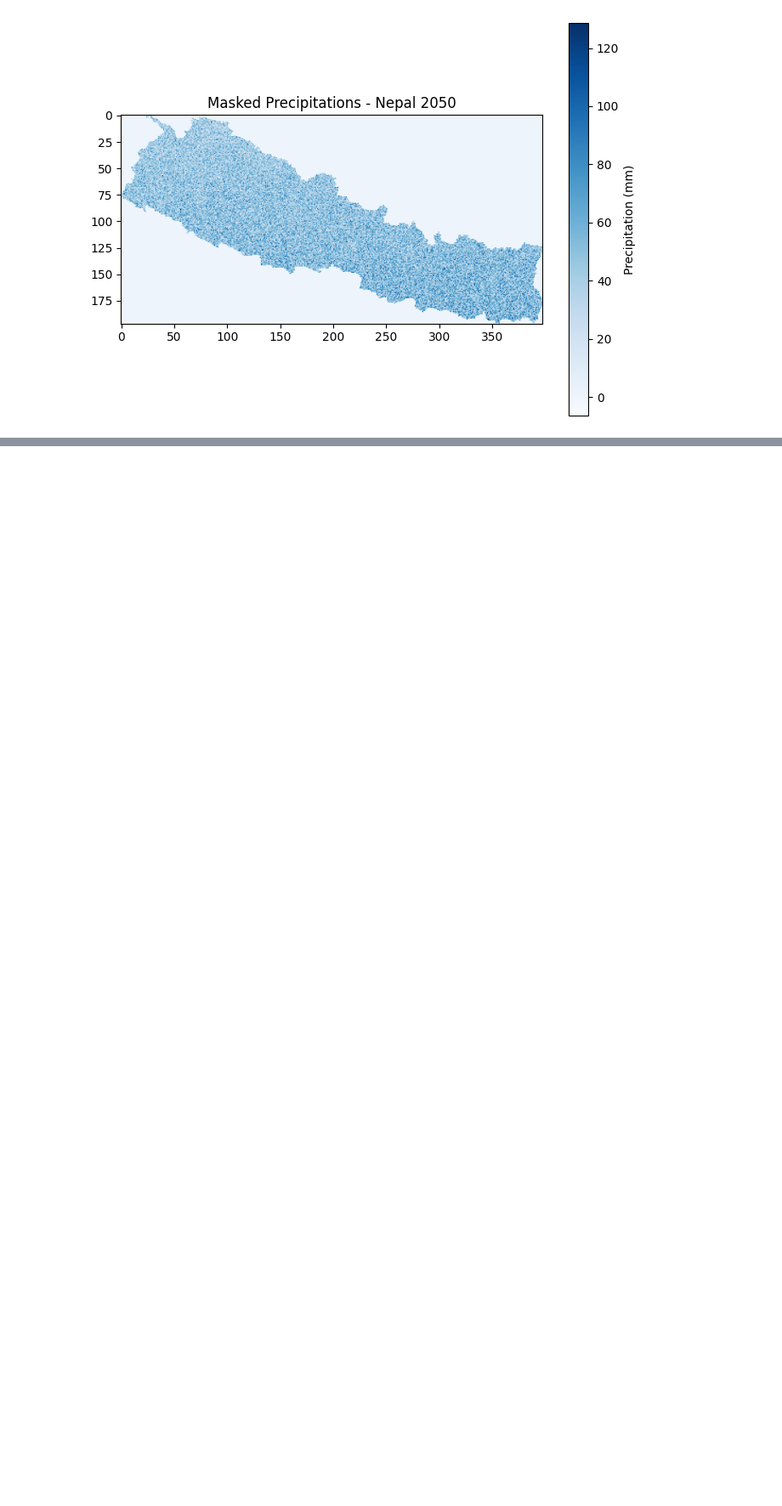
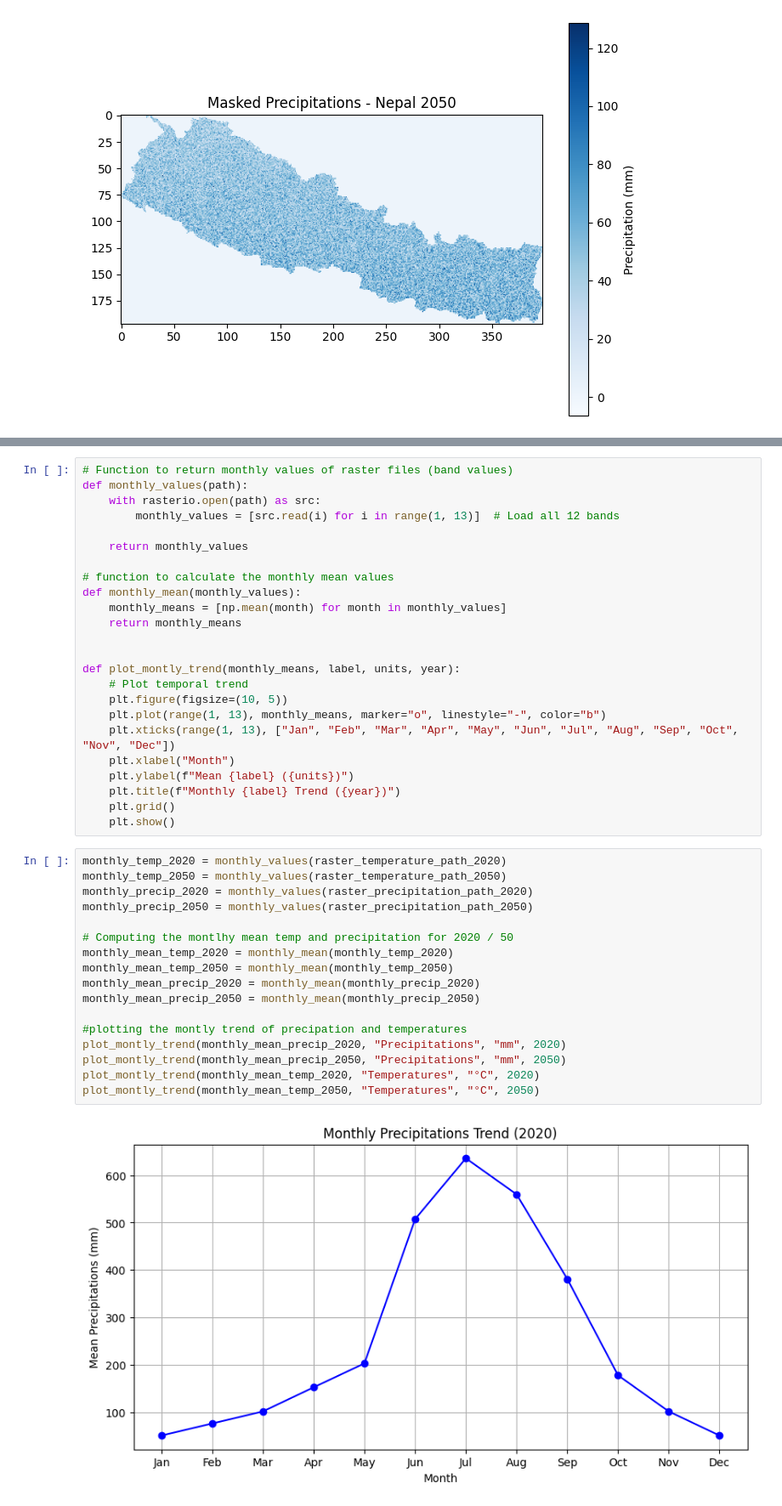
Before and after one commit to Omdena-NIC-Nepal/gis-data-science-assignment-sabinvankathmandu, a Jupyter notebook: gis_eda_nepal.ipynb, the cells around one changed output, grey strips where cells are left out. Shown at 85% size. Drawn from its saved outputs; the diff is of its cells as text; blank space fills up the shorter version.

Commit message:
Monthly precip and temp trend analysed

```diff
--- a/gis_eda_nepal.ipynb
+++ b/gis_eda_nepal.ipynb
@@ -234,0 +259,43 @@ plt.show()
+# %%
+# Function to return monthly values of raster files (band values)
+def monthly_values(path):
+	with rasterio.open(path) as src:
+		monthly_values = [src.read(i) for i in range(1, 13)]  # Load all 12 bands
+
+	return monthly_values
+
+# function to calculate the monthly mean values
+def monthly_mean(monthly_values):
+	monthly_means = [np.mean(month) for month in monthly_values]
+	return monthly_means
+
+
+def plot_montly_trend(monthly_means, label, units, year):
+	# Plot temporal trend
+	plt.figure(figsize=(10, 5))
+	plt.plot(range(1, 13), monthly_means, marker="o", linestyle="-", color="b")
+	plt.xticks(range(1, 13), ["Jan", "Feb", "Mar", "Apr", "May", "Jun", "Jul", "Aug", "Sep", "Oct", "Nov", "Dec"])
+	plt.xlabel("Month")
+	plt.ylabel(f"Mean {label} ({units})")
+	plt.title(f"Monthly {label} Trend ({year})")
+	plt.grid()
+	plt.show()
+# %%
+monthly_temp_2020 = monthly_values(raster_temperature_path_2020)
+monthly_temp_2050 = monthly_values(raster_temperature_path_2050)
+monthly_precip_2020 = monthly_values(raster_precipitation_path_2020)
+monthly_precip_2050 = monthly_values(raster_precipitation_path_2050)
+
+# Computing the montlhy mean temp and precipitation for 2020 / 50
+monthly_mean_temp_2020 = monthly_mean(monthly_temp_2020)
+monthly_mean_temp_2050 = monthly_mean(monthly_temp_2050)
+monthly_mean_precip_2020 = monthly_mean(monthly_precip_2020)
+monthly_mean_precip_2050 = monthly_mean(monthly_precip_2050)
+
+#plotting the montly trend of precipation and temperatures
+plot_montly_trend(monthly_mean_precip_2020, "Precipitations", "mm", 2020)
+plot_montly_trend(monthly_mean_precip_2050, "Precipitations", "mm", 2050)
+plot_montly_trend(monthly_mean_temp_2020, "Temperatures", "°C", 2020)
+plot_montly_trend(monthly_mean_temp_2050, "Temperatures", "°C", 2050)
+# %% [output]
+[figure, added]
```
Also changed, not shown: parts of 3 cells of this notebook, 1 other file.
